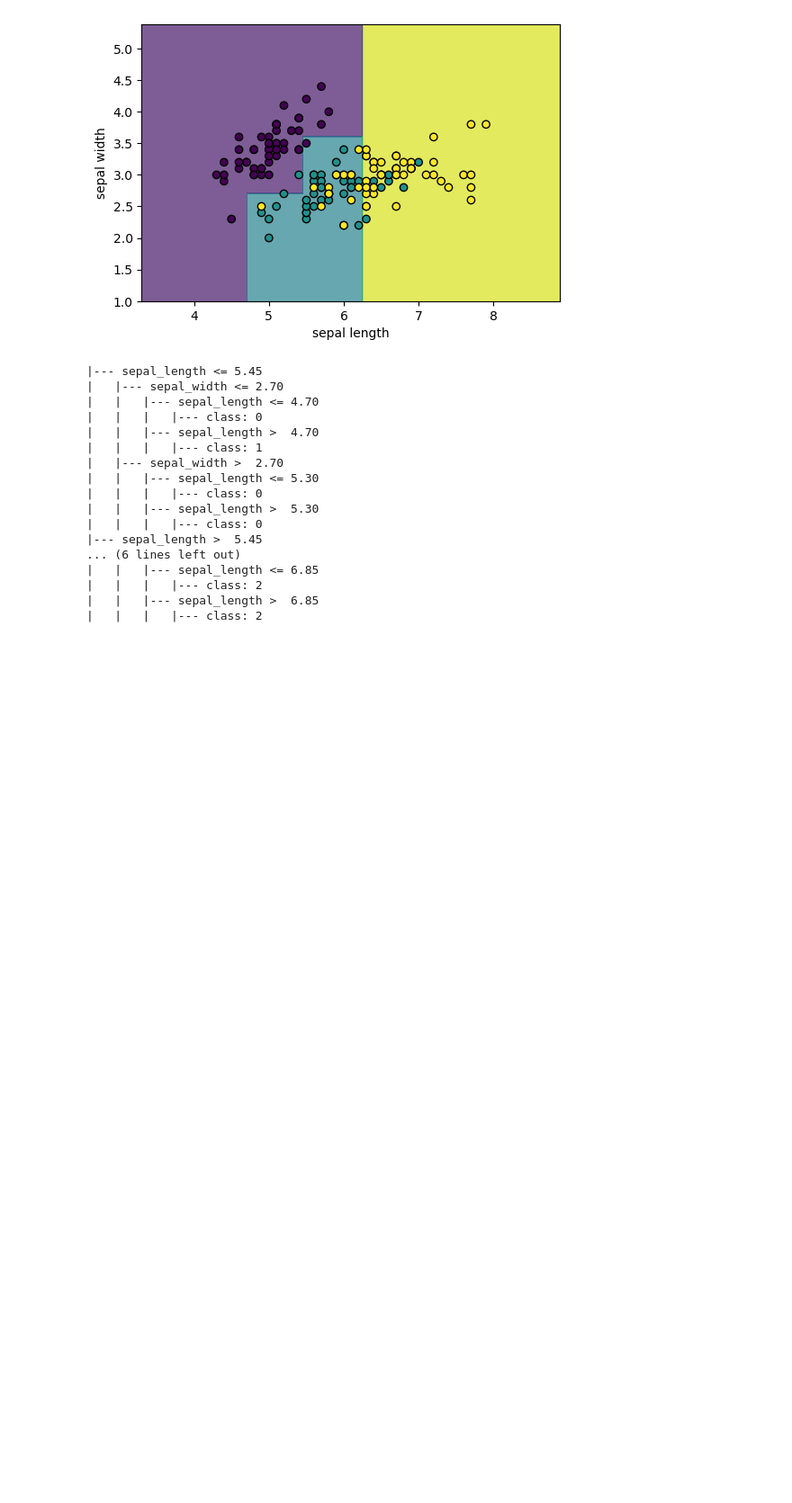
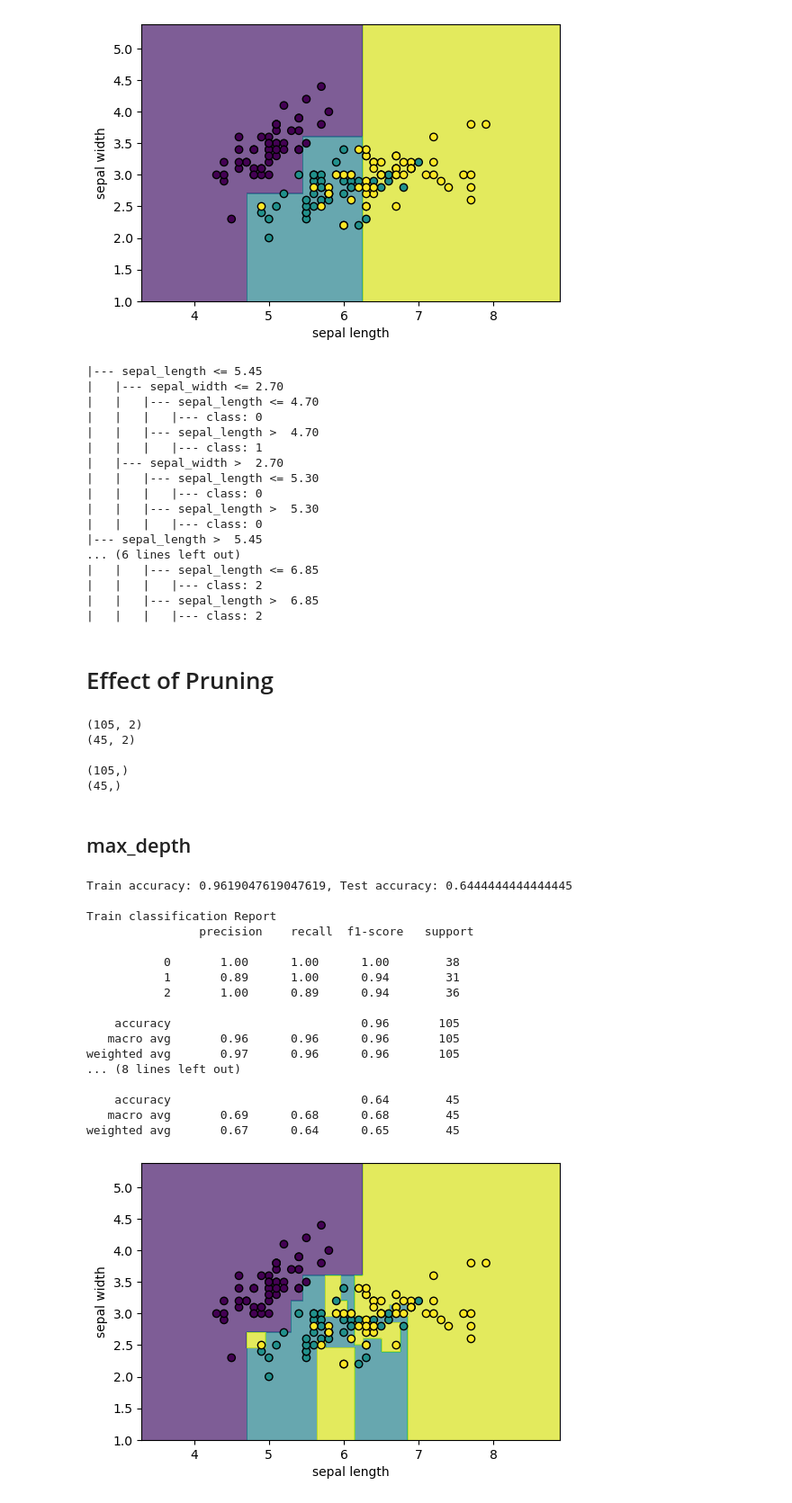
Before and after one commit to datta-abhi/Tree-Models, a Jupyter notebook: Decision Tree Basic Model.ipynb, the cells around one changed output. Shown at 90% size. Cells and saved outputs as stored; diff of their text form; code cells hidden in the pictures; blank space fills up the shorter version.

Commit message:
max depth and min_samples_split hyperparameter effects added

```diff
--- a/Decision Tree Basic Model.ipynb
+++ b/Decision Tree Basic Model.ipynb
@@ -115,3 +115,69 @@ print(export_text(clf,feature_names=['sepal_length','sepal_width']))
 |   |   |   |--- class: 2
 |   |   |--- sepal_length >  6.85
 |   |   |   |--- class: 2
+# %% [markdown]
+# Effect of Pruning
+# %%
+print(X_train.shape)
+print(X_test.shape)
+print()
+print(y_train.shape)
+print(y_test.shape)
+# %% [output]
+(105, 2)
+(45, 2)
+
+(105,)
+(45,)
+# %% [markdown]
+## max_depth
+# %%
+# Fitting the model with No max depth
+clf = DecisionTreeClassifier(max_depth=None,random_state=28)
+clf.fit(X_train,y_train)
+
+# Validating the model
+y_pred = clf.predict(X_test)
+
+# training performance
+print('Train accuracy: {}, Test accuracy: {}'.format(accuracy_score(y_train,clf.predict(X_train)),accuracy_score(y_test,y_pred)))
+print()
+print('Train classification Report\n ',classification_report(y_train,clf.predict(X_train)))
+
+print()
+print('Test classification Report\n ',classification_report(y_test,y_pred))
+
+# Visualizing the decision boundary
+plt.figure(figsize = (6,4))
+
+x_min,x_max = X[:,0].min() - 1 , X[:,0].max() + 1
+y_min,y_max = X[:,1].min() - 1 , X[:,1].max() + 1
+xx,yy = np.meshgrid(np.arange(x_min,x_max,0.01), np.arange(y_min,y_max,0.01))
+
+z = clf.predict(np.c_[xx.ravel(),yy.ravel()])
+z = z.reshape(xx.shape)
+
+plt.contourf(xx,yy,z,alpha = 0.7)
+plt.scatter(X[:,0], X[:,1],c = y,edgecolor = 'k')
+plt.xlabel('sepal length')
+plt.ylabel('sepal width')
+plt.show()
+# %% [output]
+Train accuracy: 0.9619047619047619, Test accuracy: 0.6444444444444445
+
+Train classification Report
+                precision    recall  f1-score   support
+
+           0       1.00      1.00      1.00        38
+           1       0.89      1.00      0.94        31
+           2       1.00      0.89      0.94        36
+
+    accuracy                           0.96       105
+   macro avg       0.96      0.96      0.96       105
+weighted avg       0.97      0.96      0.96       105
+... (8 lines left out)
+
+    accuracy                           0.64        45
+   macro avg       0.69      0.68      0.68        45
+weighted avg       0.67      0.64      0.65        45
+[figure, added]
```
Also changed, not shown: parts of 10 cells of this notebook.
